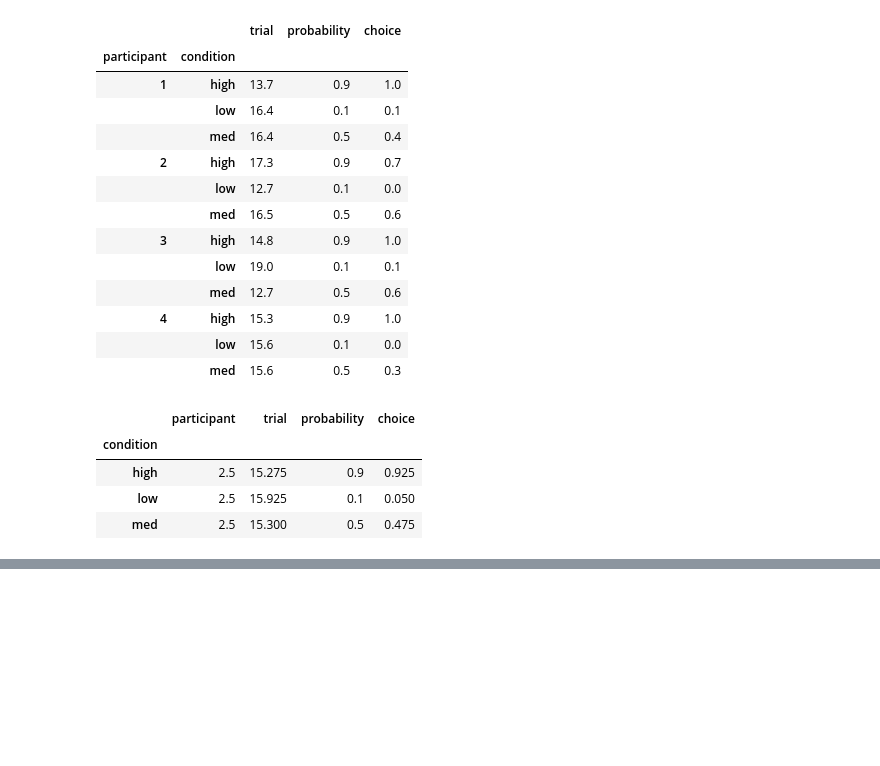
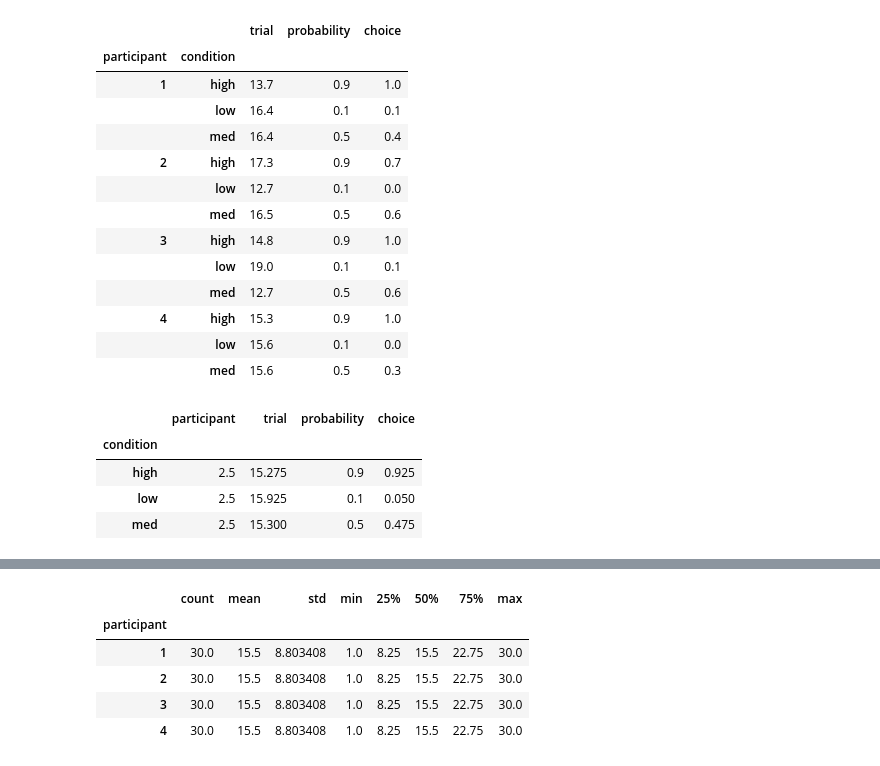
Before and after one commit to laurafontanesi/psychopy-seminar, a Jupyter notebook: notebooks/wpa_3.ipynb, the cells around one changed output, grey strips where cells are left out. Drawn from its saved outputs; the diff is of its cells as text; code cells hidden in the pictures; blank space fills up the shorter version.

```diff
--- a/notebooks/wpa_3.ipynb
+++ b/notebooks/wpa_3.ipynb
@@ -488,0 +521,9 @@ data.groupby(['condition']).mean()
+# %%
+data.groupby('participant').describe().loc[:,"trial"]
+# %% [output]
+|  | count | mean | std | min | 25% | 50% | 75% | max |
+| participant |  |  |  |  |  |  |  |  |
+| 1 | 30.0 | 15.5 | 8.803408 | 1.0 | 8.25 | 15.5 | 22.75 | 30.0 |
+| 2 | 30.0 | 15.5 | 8.803408 | 1.0 | 8.25 | 15.5 | 22.75 | 30.0 |
+| 3 | 30.0 | 15.5 | 8.803408 | 1.0 | 8.25 | 15.5 | 22.75 | 30.0 |
+| 4 | 30.0 | 15.5 | 8.803408 | 1.0 | 8.25 | 15.5 | 22.75 | 30.0 |
```
Also changed, not shown: parts of 4 cells of this notebook, 1 other file.
